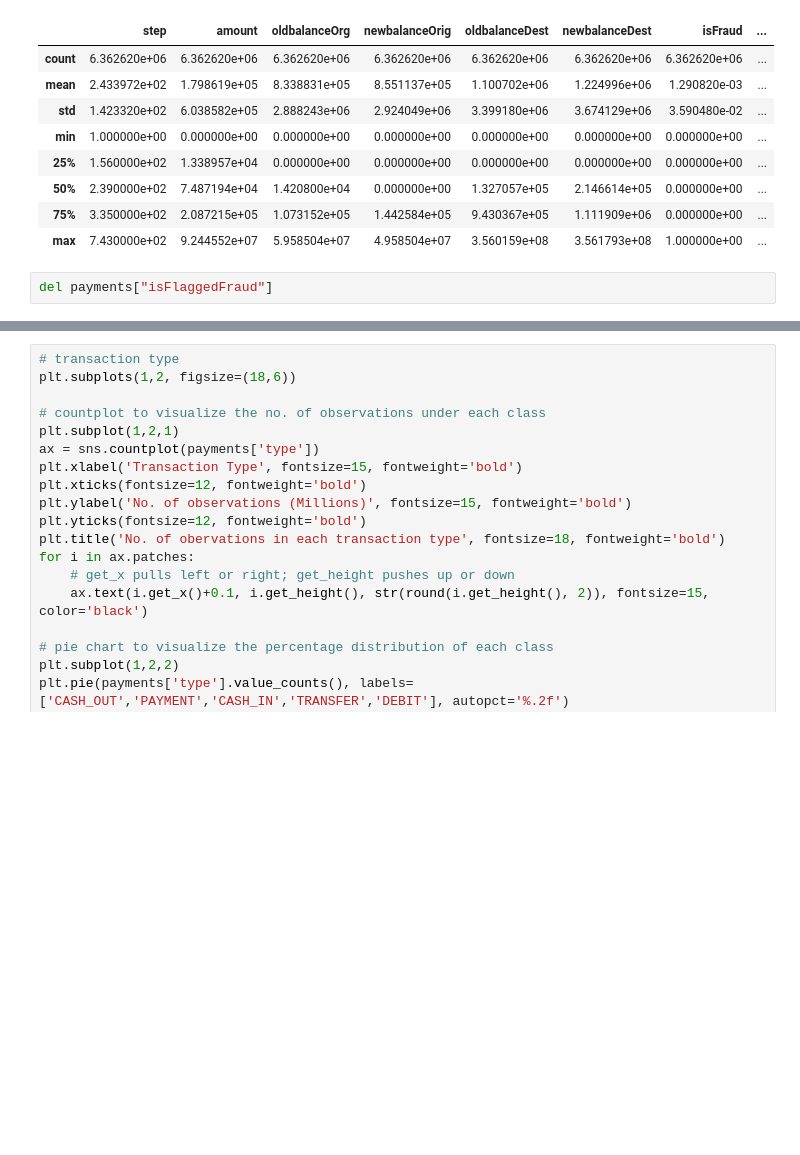
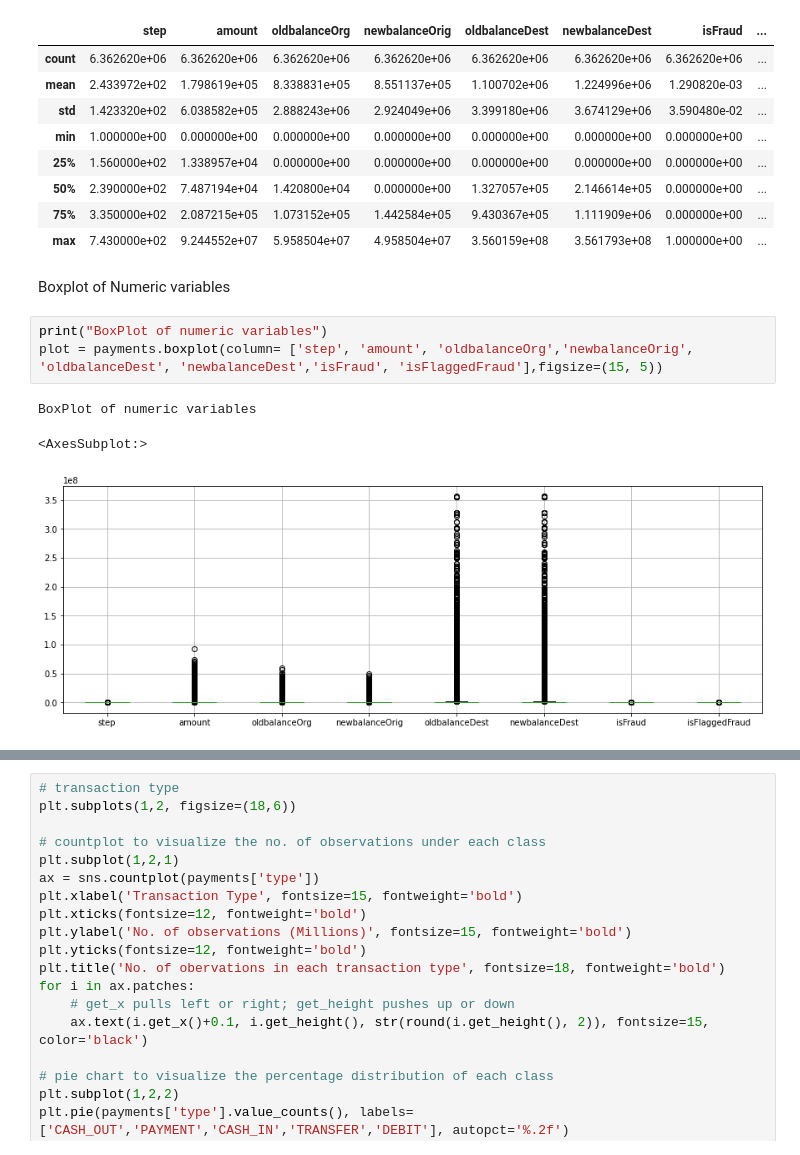
Before and after one commit to hxp89/CIND_820_Project, a Jupyter notebook: SRC/Project_820_HARIPRIYA.ipynb, the cells around one changed output, grey strips where cells are left out. Saved outputs shown, nothing was run; the diff lists cells and outputs as text; blank space fills up the shorter version.

```diff
--- a/SRC/Project_820_HARIPRIYA.ipynb
+++ b/SRC/Project_820_HARIPRIYA.ipynb
@@ -77,5 +87,12 @@ payments.describe()
 | 50% | 2.390000e+02 | 7.487194e+04 | 1.420800e+04 | 0.000000e+00 | 1.327057e+05 | 2.146614e+05 | 0.000000e+00 | ... |
 | 75% | 3.350000e+02 | 2.087215e+05 | 1.073152e+05 | 1.442584e+05 | 9.430367e+05 | 1.111909e+06 | 0.000000e+00 | ... |
 | max | 7.430000e+02 | 9.244552e+07 | 5.958504e+07 | 4.958504e+07 | 3.560159e+08 | 3.561793e+08 | 1.000000e+00 | ... |
-# %%
-del payments["isFlaggedFraud"]
+# %% [markdown]
+Boxplot of Numeric variables
+# %%
+print("BoxPlot of numeric variables")
+plot = payments.boxplot(column= ['step', 'amount', 'oldbalanceOrg','newbalanceOrig', 'oldbalanceDest', 'newbalanceDest','isFraud', 'isFlaggedFraud'],figsize=(15, 5))
+# %% [output]
+BoxPlot of numeric variables
+<AxesSubplot:>
+[figure, added]
```
Also changed, not shown: parts of 32 cells of this notebook.
